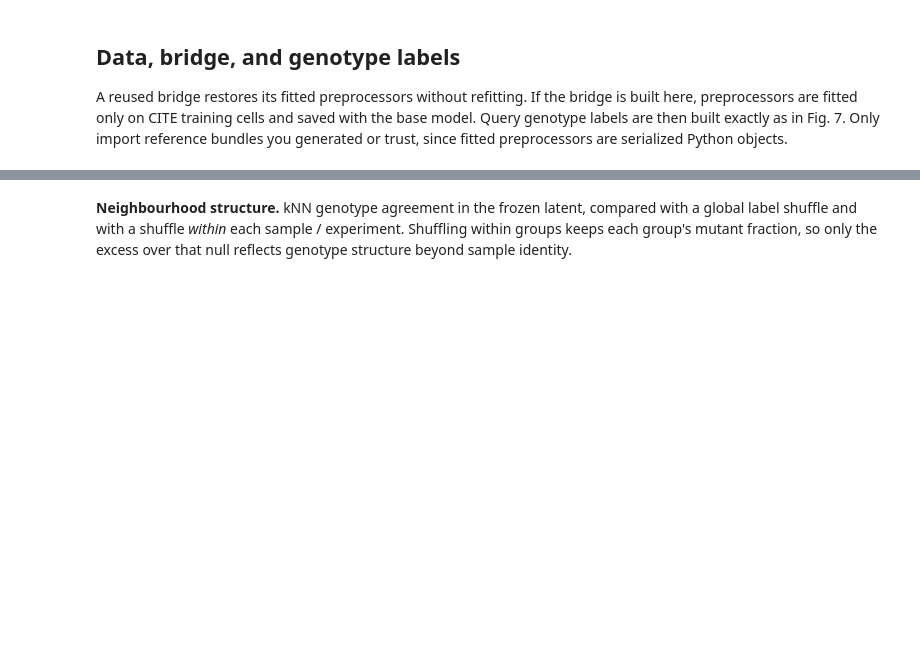
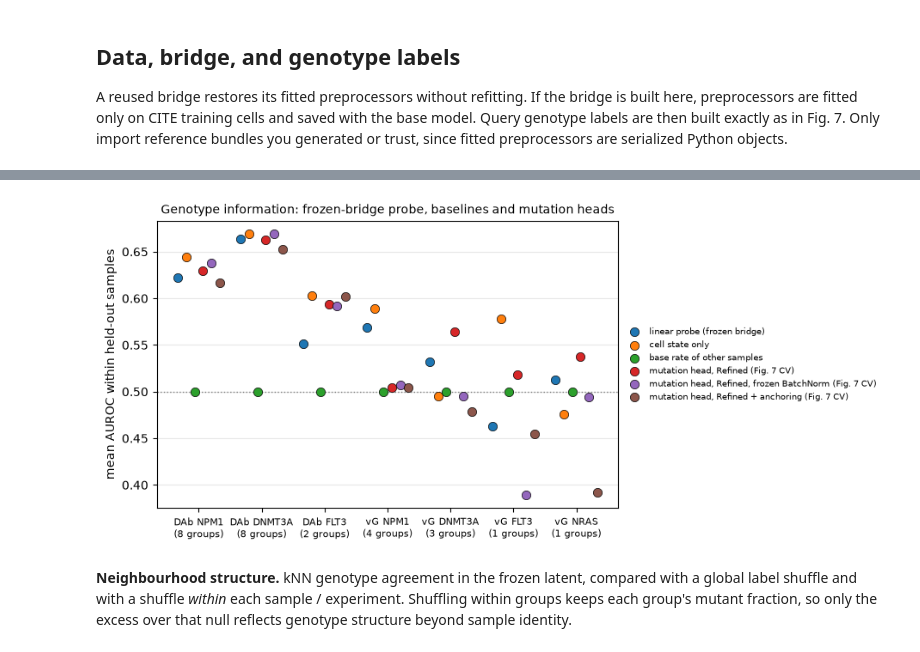
Before and after one commit to Ashford-A/UniVI, a Jupyter notebook: docs/tutorials/experimental/aml_genotype_latent.ipynb, the cells around one changed output, grey strips where cells are left out. Saved outputs shown, nothing was run; the diff lists cells and outputs as text; code cells hidden in the pictures; blank space fills up the shorter version.

Commit message:
Updated and ran fig7_aml.ipynb and aml_genotype_latent.ipynb experimental notebooks for readthedocs page

```diff
--- a/docs/tutorials/experimental/aml_genotype_latent.ipynb
+++ b/docs/tutorials/experimental/aml_genotype_latent.ipynb
@@ -967,3 +1052,27 @@ display(genotype_info.round(3))
+# %%
+gi = genotype_info.dropna(subset=["mean within-sample AUROC"]).copy()
+if len(gi):
+    gi["target"] = gi["cohort"].map({"dab": "DAb", "vg": "vG"}) + " " + gi["gene"]
+    targets = list(dict.fromkeys(gi["target"]))
+    scores = list(dict.fromkeys(gi["score"]))
+    colors = plt.get_cmap("tab10").colors
+    fig, ax = plt.subplots(figsize=(max(6.5, 1.3 * len(targets)), 4.0), constrained_layout=True)
+    w = 0.8 / len(scores)
+    for i, s_name in enumerate(scores):
+        sub = gi[gi["score"] == s_name].set_index("target").reindex(targets)
+        x = np.arange(len(targets)) + (i - (len(scores) - 1) / 2) * w
+        ax.scatter(x, sub["mean within-sample AUROC"], s=55, color=colors[i % 10], edgecolor="k", lw=0.5,
+                   label=s_name, zorder=3)
+    ax.axhline(0.5, color="grey", ls=":", lw=1)
+    n = gi.groupby("target")["samples with both classes"].max().reindex(targets)
+    ax.set_xticks(range(len(targets))); ax.set_xticklabels([f"{t}\n({int(k)} groups)" for t, k in zip(targets, n)], fontsize=8)
+    ax.set_ylabel("mean AUROC within held-out samples")
+    ax.legend(fontsize=7, loc="center left", bbox_to_anchor=(1.0, 0.5), frameon=False)
+    ax.set_title("Genotype information: frozen-bridge probe, baselines and mutation heads", fontsize=10)
+    ax.grid(axis="y", alpha=0.3)
+    plt.show()
+# %% [output]
+[figure, added]
 # %% [markdown]
 **Neighbourhood structure.** kNN genotype agreement in the frozen latent, compared with a global label
 shuffle and with a shuffle *within* each sample / experiment. Shuffling within groups keeps each group's mutant
```
Also changed, not shown: parts of 20 cells of this notebook, 1 other file.
